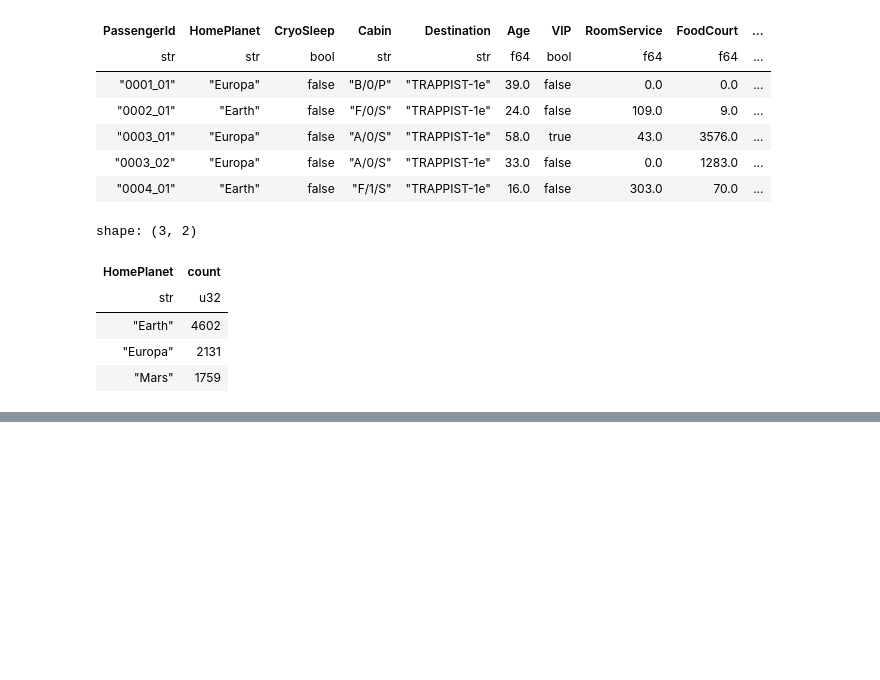
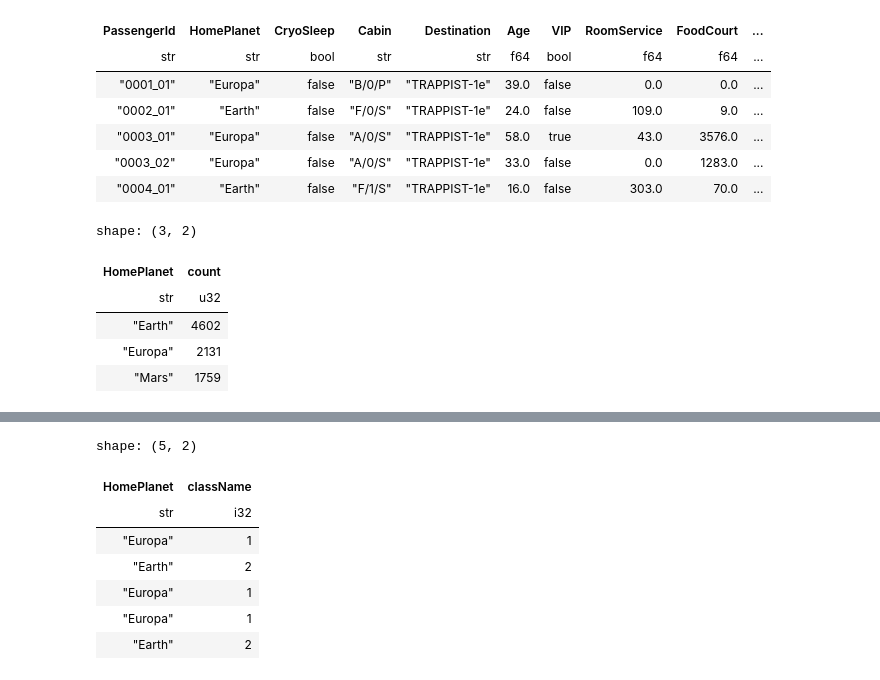
Before and after one commit to h4ck4l1/datasets, a Jupyter notebook: credit_risk/polars_practice/polars_practice.ipynb, the cells around one changed output, grey strips where cells are left out. Drawn from its saved outputs; the diff is of its cells as text; code cells hidden in the pictures; blank space fills up the shorter version.

```diff
--- a/credit_risk/polars_practice/polars_practice.ipynb
+++ b/credit_risk/polars_practice/polars_practice.ipynb
@@ -1159,0 +1168,27 @@ list(_ for _ in dir(df_eager.plot) if not _.startswith("_"))
+# %%
+(
+    df_eager
+    .with_columns(
+        className = pl.col("HomePlanet").replace(
+            {
+                "Europa":1,
+                "Earth":2,
+                "Mars":3
+            }
+        )
+    )
+    .select(
+        pl.col("HomePlanet"),
+        pl.col("className").cast(pl.Int32)
+    )
+    .head()
+)
+# %% [output]
+shape: (5, 2)
+| HomePlanet | className |
+| str | i32 |
+| "Europa" | 1 |
+| "Earth" | 2 |
+| "Europa" | 1 |
+| "Europa" | 1 |
+| "Earth" | 2 |
```
Also changed, not shown: parts of 10 cells of this notebook.
